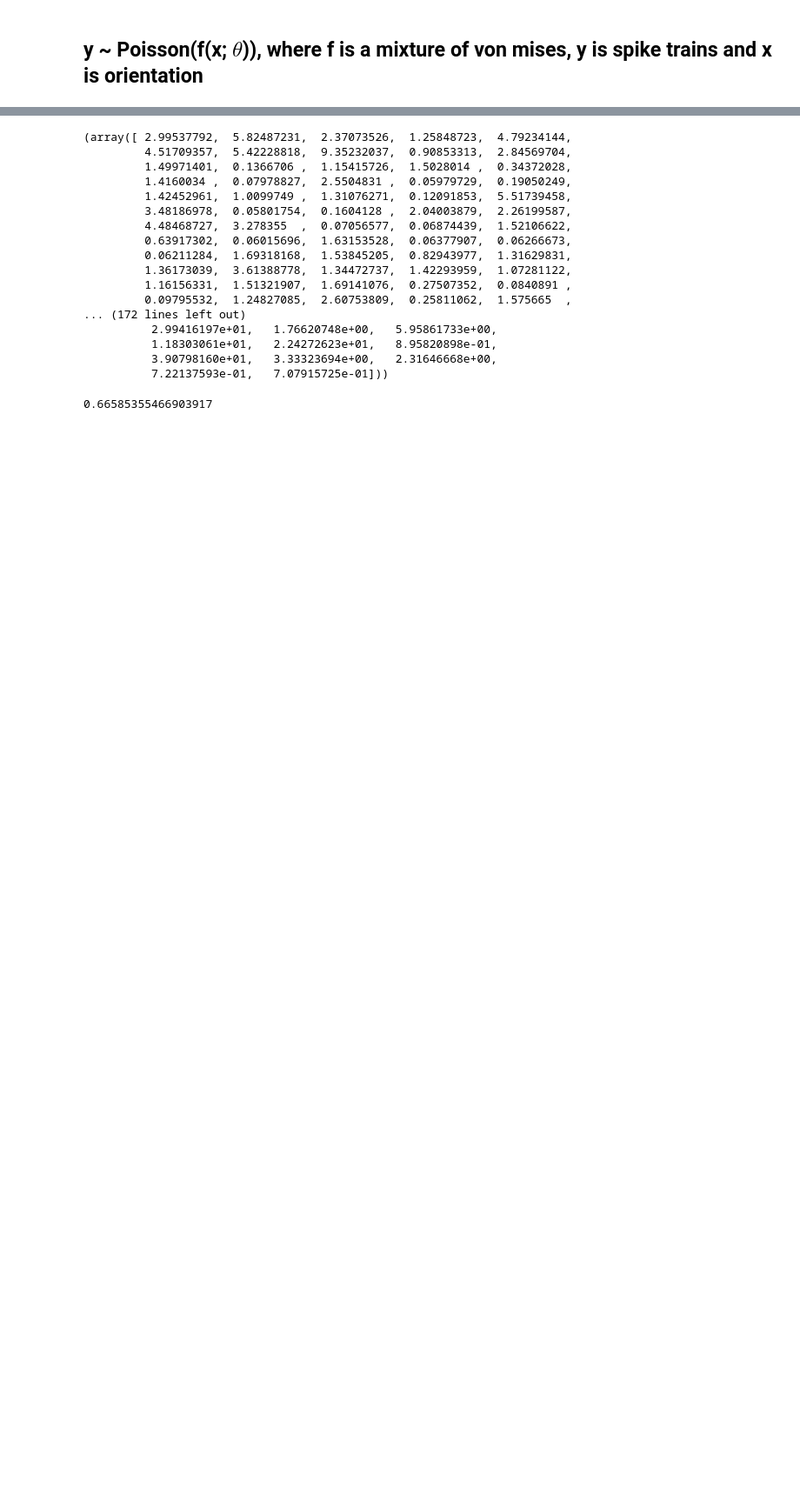
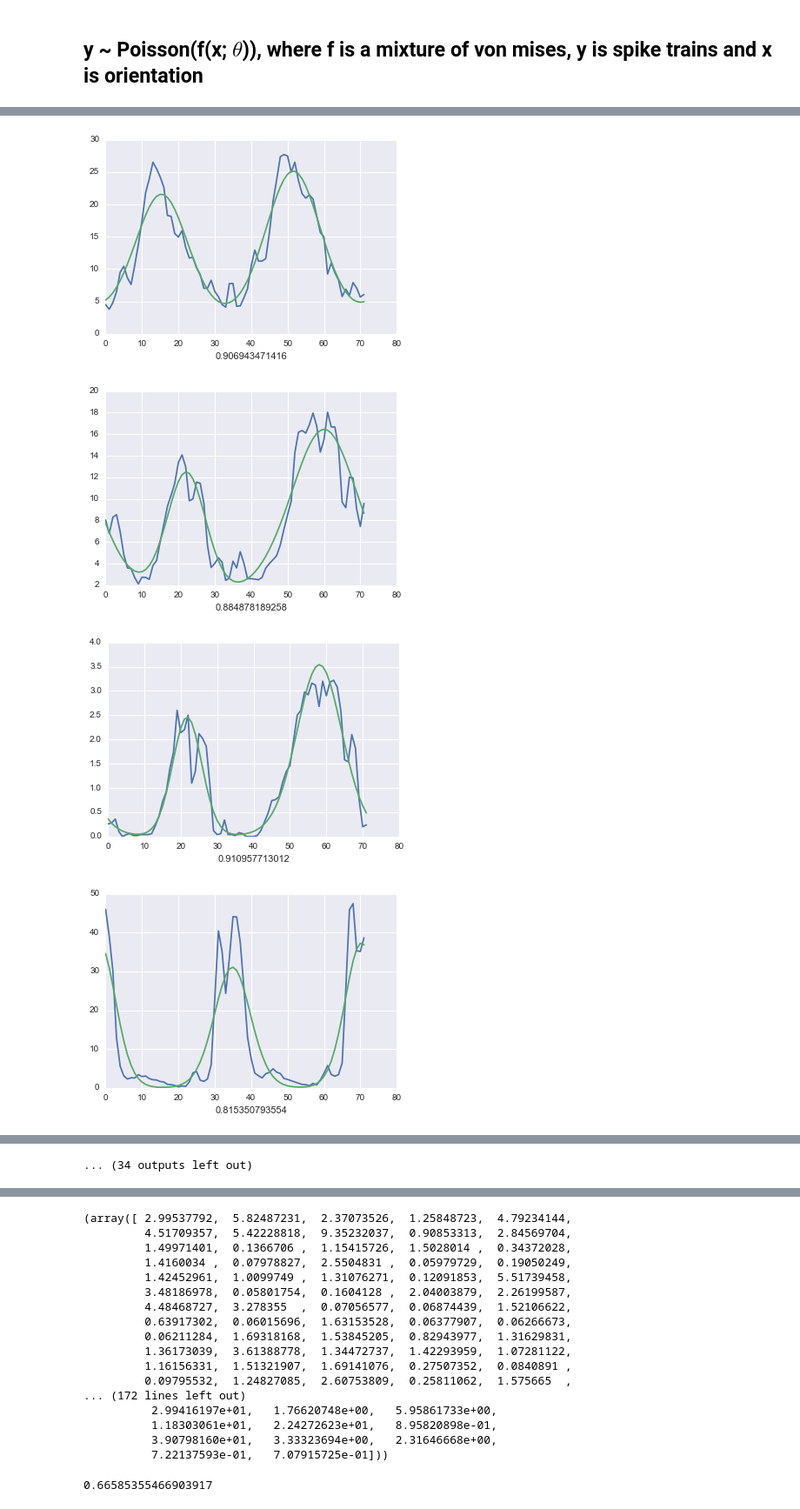
Before and after one commit to fdamani/neural_decoding_macaque_visual_graf2011, a Jupyter notebook: src/notebooks/data_processing_with_tuning_curves.ipynb, the cells around one changed output, grey strips where cells are left out. Shown at 87% size. Drawn from its saved outputs; the diff is of its cells as text; code cells hidden in the pictures; blank space fills up the shorter version.

Commit message:
added figures for each neronal tuning curve comparing true to predicted with r squared values.

```diff
--- a/src/notebooks/data_processing_with_tuning_curves.ipynb
+++ b/src/notebooks/data_processing_with_tuning_curves.ipynb
@@ -394,0 +390,12 @@ inds_tuned_vm = np.where(sx >= 0.75)[0]
+# %%
+for i in range(mean_tc.shape[1]):
+    if sx[i] >= 0.75:
+        fig = plt.figure()
+        plt.plot(mean_tc[:,i])
+        plt.plot(preds[:,i])
+        plt.xlabel(sx[i])
+# %% [output]
+[figure, added]
+[figure, added]
+[figure, added]
+[figure, added]
@@ -394,0 +410 @@ inds_tuned_vm = np.where(sx >= 0.75)[0]
+... (34 outputs left out)
```
Also changed, not shown: parts of 39 cells of this notebook.
